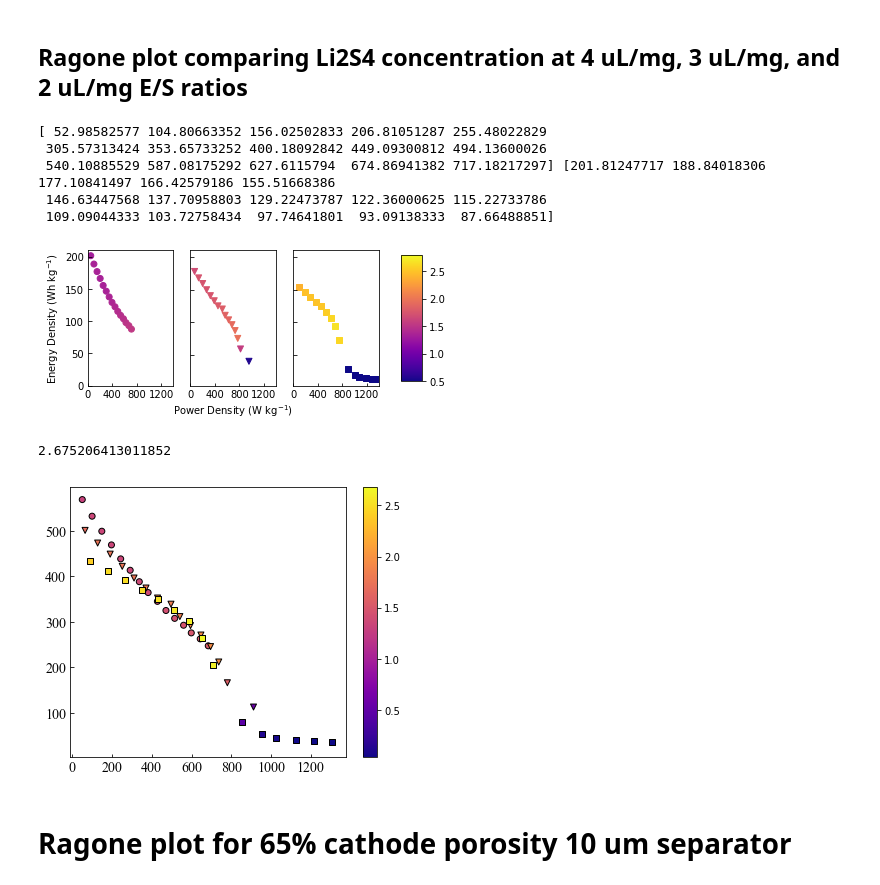
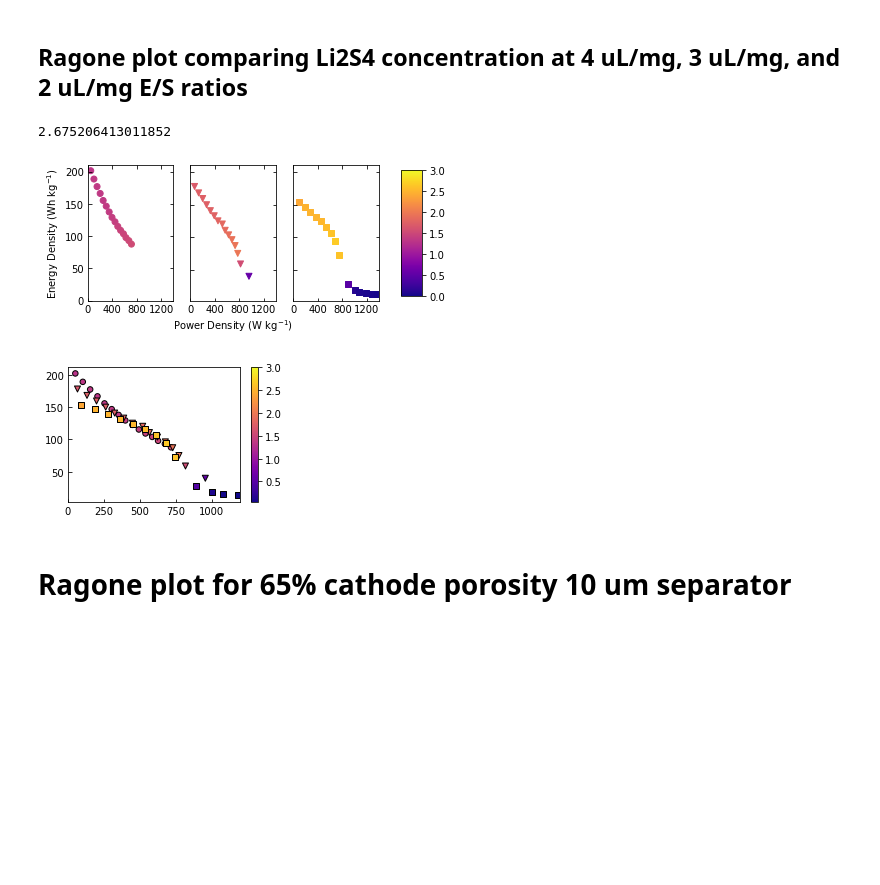
Before and after one commit to decaluwe/2020_Li_Sulfur_Modeling, a Jupyter notebook: Figures/scripts/Li_S Plotting.ipynb, the cells around one changed output. Cells and saved outputs as stored; diff of their text form; code cells hidden in the pictures; blank space fills up the shorter version.

Commit message:
Formatting Figure 4

```diff
--- a/Figures/scripts/Li_S Plotting.ipynb
+++ b/Figures/scripts/Li_S Plotting.ipynb
@@ -275,7 +258,7 @@ keys = ['dch0.1C', 'dch0.2C', 'dch0.3C', 'dch0.4C', 'dch0.5C', 'dch0.6C', 'dch0.
 keys_s = ['dch0.1C', 'dch0.5C', 'dch1.0C', 'dch1.5C']
 tags = tag_strings(lithiated_85pct25um['dch0.1C'])
 species = ['S8', 'Li2S8', 'Li2S6', 'Li2S4', 'Li2S2', 'Li2S']
-grad = np.linspace(0, 1, 6)
+grad = np.linspace(0, 1.15, 7)
 species_cmap = np.zeros((len(grad),4))
 for i, val in enumerate(grad):
     species_cmap[i] = matplotlib.cm.plasma(val)
@@ -694,23 +684,8 @@ os.chdir(owd)
 # %%
 Li2S8_max = 7
 Li2S4_max = 2
-#Li2S2_max = 0.00695
-#Li2S_max = 0.0008
 
 Li2S6_max = 6
-#Li2S3_max = 0.5*(Li2S4_max + Li2S2_max)
-i_ext_0 = -5.3847
-i_ext_4uL2 = [i_ext_0, i_ext_0*2, i_ext_0*3, i_ext_0*4, i_ext_0*5, i_ext_0*6, i_ext_0*7,
-         i_ext_0*8, i_ext_0*9, i_ext_0*10, i_ext_0*11, i_ext_0*12, i_ext_0*13,
-         i_ext_0*14, i_ext_0*15]
-i_ext_0 = -6.9219
-i_ext_3uL2 = [i_ext_0, i_ext_0*2, i_ext_0*3, i_ext_0*4, i_ext_0*5, i_ext_0*6, i_ext_0*7,
-         i_ext_0*8, i_ext_0*9, i_ext_0*10, i_ext_0*11, i_ext_0*12, i_ext_0*13,
-         i_ext_0*14, i_ext_0*15]
-i_ext_0 = -9.7124
-i_ext_2uL2 = [i_ext_0, i_ext_0*2, i_ext_0*3, i_ext_0*4, i_ext_0*5, i_ext_0*6, i_ext_0*7,
-         i_ext_0*8, i_ext_0*9, i_ext_0*10, i_ext_0*11, i_ext_0*12, i_ext_0*13,
-         i_ext_0*14, i_ext_0*15]
 
 Power_cascade_4uL2 = np.zeros((len(keys)))
 E_rec_4uL2 = np.zeros((len(keys)))
@@ -718,10 +693,9 @@ for i in np.arange(0, len(keys)):
     Vcell_cascadei_4uL2 = Vcell_Li_4uL[keys[i]]
     Cap_cascadei_4uL2 = Cap_Li_4uL[keys[i]]
     Vcell_cascade_avg_4uL2 = np.average(Vcell_cascadei_4uL2)
-    Power_cascade_4uL2[i] = -Vcell_cascade_avg_4uL2*i_ext_4uL2[i]*inputs.A_cat/an4uL2.m_bat
+    Power_cascade_4uL2[i] = -Vcell_cascade_avg_4uL2*i_ext_4uL1[i]*inputs.A_cat/an4uL2.m_bat
     E_rec_4uL2[i] = -Vcell_cascade_avg_4uL2*Cap_cascadei_4uL2.iloc[-1]*(cat4uL2.m_S_tot_0)/an4uL2.m_bat
 
-print(Power_cascade_4uL2, -E_rec_4uL2)
 
 Power_cascade_3uL2 = np.zeros((len(keys)))
 E_rec_3uL2 = np.zeros((len(keys)))
@@ -729,7 +703,7 @@ for i in np.arange(0, len(keys)):
     Vcell_cascadei_3uL2 = Vcell_Li_3uL[keys[i]]
     Cap_cascadei_3uL2 = Cap_Li_3uL[keys[i]]
     Vcell_cascade_avg_3uL2 = np.average(Vcell_cascadei_3uL2)
-    Power_cascade_3uL2[i] = -Vcell_cascade_avg_3uL2*i_ext_3uL2[i]*inputs.A_cat/an3uL2.m_bat
+    Power_cascade_3uL2[i] = -Vcell_cascade_avg_3uL2*i_ext_3uL1[i]*inputs.A_cat/an3uL2.m_bat
     E_rec_3uL2[i] = -Vcell_cascade_avg_3uL2*Cap_cascadei_3uL2.iloc[-1]*(cat3uL2.m_S_tot_0)/an3uL2.m_bat
 
 Power_cascade_2uL2 = np.zeros((len(keys)))
@@ -738,14 +712,8 @@ for i in np.arange(0, len(keys)):
     Vcell_cascadei_2uL2 = Vcell_Li_2uL[keys[i]]
     Cap_cascadei_2uL2 = Cap_Li_2uL[keys[i]]
     Vcell_cascade_avg_2uL2 = np.average(Vcell_cascadei_2uL2)
-    Power_cascade_2uL2[i] = -Vcell_cascade_avg_2uL2*i_ext_2uL2[i]*inputs.A_cat/an2uL2.m_bat
+    Power_cascade_2uL2[i] = -Vcell_cascade_avg_2uL2*i_ext_2uL1[i]*inputs.A_cat/an2uL2.m_bat
     E_rec_2uL2[i] = -Vcell_cascade_avg_2uL2*Cap_cascadei_2uL2.iloc[-1]*(cat2uL2.m_S_tot_0)/an2uL2.m_bat
-# %% [output]
-[ 52.98582577 104.80663352 156.02502833 206.81051287 255.48022829
- 305.57313424 353.65733252 400.18092842 449.09300812 494.13600026
- 540.10885529 587.08175292 627.6115794  674.86941382 717.18217297] [201.81247717 188.84018306 177.10841497 166.42579186 155.51668386
- 146.63447568 137.70958803 129.22473787 122.36000625 115.22733786
- 109.09044333 103.72758434  97.74641801  93.09138333  87.66488851]
 # %%
 Max_conc_4uL2 = np.zeros((len(keys)))
 for i in np.arange(0, len(keys)):
@@ -801,9 +769,13 @@ for i in range(3):
     tick_format(axs[i])
 
 fig.set_size_inches((6., 2.5))
+print(max(Max_conc_2uL2))
 
-val_max = 2.8
-val_min = 0.5
+
+val_min=min(min(Max_conc_4uL2), min(Max_conc_3uL2), min(Max_conc_2uL2))
+val_min = floor(val_min)
+val_max=max(max(Max_conc_4uL2), max(Max_conc_3uL2), max(Max_conc_2uL2))
+val_max = ceil(val_max)
 axs[0].scatter(Power_cascade_4uL2, -E_rec_4uL2, marker='o', c=Max_conc_4uL2, cmap='plasma',
                  vmin=val_min, vmax=val_max)
 axs[1].scatter(Power_cascade_3uL2, -E_rec_3uL2, marker='v', c=Max_conc_3uL2, cmap='plasma',
@@ -826,41 +798,36 @@ axs[0].set_yticks([0,50,100,150,200])
 #plt.colorbar(ax=axs[2])
 #plt.ylim((75, 285))
 #plt.xlim((20, 450))
-fig.savefig('Figure8_Ragone_Li2S4.pdf',dpi=350)
+fig.savefig('Figure6_Ragone_Li2S4.pdf',dpi=350)
 os.chdir(owd)
 # %% [output]
+2.675206413011852
-[figure, old version]
+[figure, new version]
 # %%
 os.chdir(owd)
-os.chdir('Figures/ragone plots')
 fig = plt.figure(1)
-ax = fig.add_axes([0.2, 0.2, 0.6, 0.75])
+ax = fig.add_axes([0.2, 0.2, 0.5, 0.75])
 ax.tick_params(direction='in')
-fig.set_size_inches((8., 5.))
+fig.set_size_inches((6.0, 2.5))
 
-for tick in ax.xaxis.get_major_ticks():
-    tick.label1.set_fontsize(fs)
-    tick.label1.set_fontname(font)
-for tick in ax.yaxis.get_major_ticks():
-    tick.label1.set_fontsize(fs)
-    tick.label1.set_fontname(font)
+tick_format(ax)
+
 val_min=min(min(Max_conc_4uL2), min(Max_conc_3uL2), min(Max_conc_2uL2))
 val_max=max(max(Max_conc_4uL2), max(Max_conc_3uL2), max(Max_conc_2uL2))
-print(val_max)
-p1 = plt.scatter(Power_cascade_4uL2, -E_rec_4uL2, marker='o', c=Max_conc_4uL2, edgecolors='k',
+val_max = ceil(val_max)
+p1 = plt.scatter(Power_cascade_4uL2, -E_rec_4uL2, marker='o', s=30.0, c=Max_conc_4uL2, edgecolors='k',
                  cmap='plasma', vmin=val_min, vmax=val_max)
 p2 = plt.scatter(Power_cascade_3uL2, -E_rec_3uL2, marker='v', c=Max_conc_3uL2, edgecolors='k',
                  cmap='plasma', vmin=val_min, vmax=val_max)
 p3 = plt.scatter(Power_cascade_2uL2, -E_rec_2uL2, marker=',', c=Max_conc_2uL2, edgecolors='k',
                  cmap='plasma', vmin=val_min, vmax=val_max)
 plt.colorbar(p2)
 #plt.ylim((75, 285))
-#plt.xlim((20, 450))
-fig.savefig('Ragone_Li2S4_single_ax.png')
+plt.xlim((0, 1200))
+fig.savefig('Supplemental_Ragone_Extra_Li2S4_single_ax.png')
 os.chdir(owd)
 # %% [output]
-2.675206413011852
-[figure, old version]
+[figure, new version]
 # %% [markdown]
 # Ragone plot for 65% cathode porosity 10 um separator
 # %%
```
Also changed, not shown: parts of 14 cells of this notebook, 15 other files.
